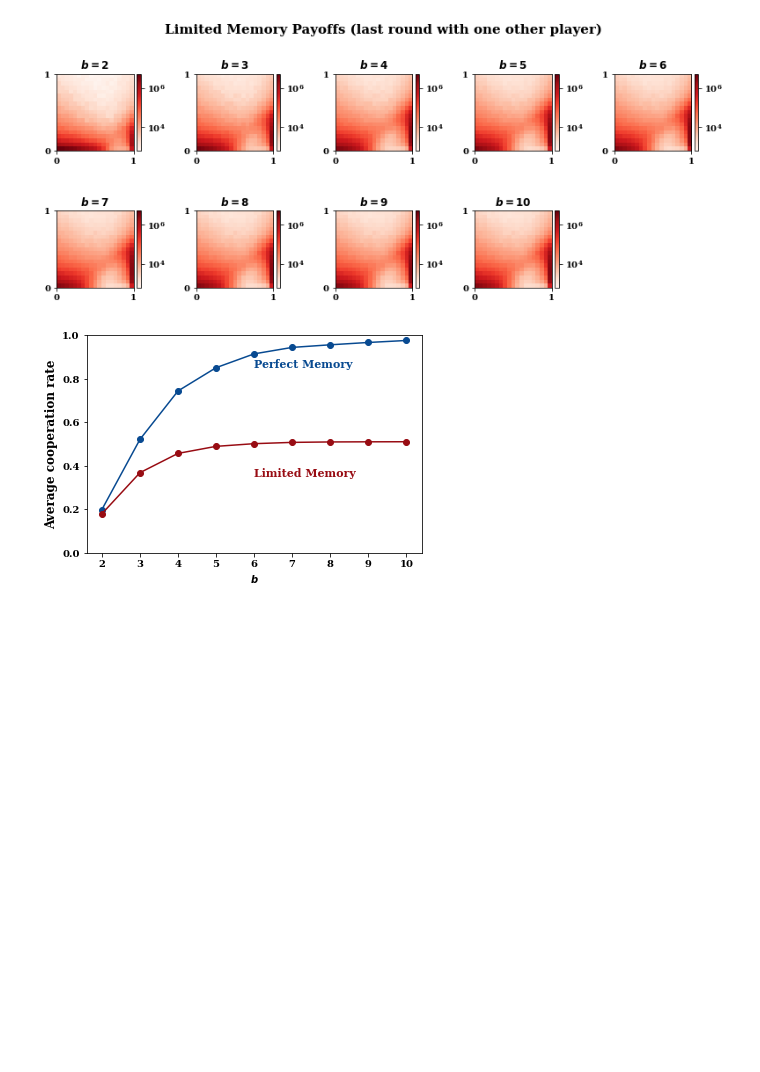
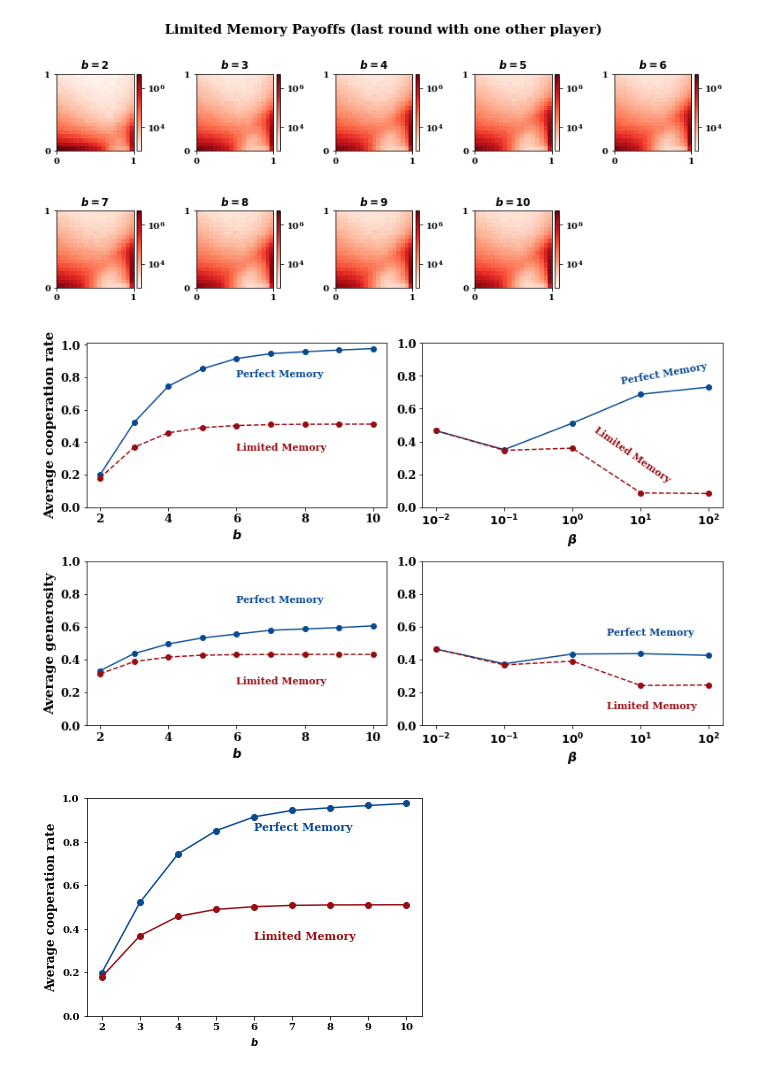
Before and after one commit to Nikoleta-v3/evolution-of-cooperation-with-limited-updating-payoff-memory, a Jupyter notebook: nbs/Donation Game Expected + Last Round .ipynb, the cells around one changed output. Cells and saved outputs as stored; diff of their text form; code cells hidden in the pictures; blank space fills up the shorter version.

```diff
--- a/nbs/Donation Game Expected + Last Round .ipynb
+++ b/nbs/Donation Game Expected + Last Round .ipynb
@@ -329,6 +332,72 @@ for exp, stoch in zip(dfs, dfs_stoch):
 
     _, bins, _ = plt.hist(stoch['p'], bins=19);
     generosity_stoch.append(np.mean(stoch[stoch['p'] >= bins[-2]]['q']))
+# %%
+fig, axes = plt.subplots(nrows=2, ncols=2, figsize=(11, 7))
+
+
+axes[0, 0].plot(range(2, 11), cooperation_rates_expected, "-o", color=blues(0.9), label="expected");
+axes[0, 0].plot(range(2, 11), cooperation_rates, "--o", color=reds(.9), label="stochastic");
+
+axes[0, 0].set_ylabel('Average cooperation rate', weight="bold", fontsize=15);
+axes[0, 0].set_ylim(0, 1.01);
+axes[0, 0].set_xlabel("$b$", weight="bold", fontsize=14);
+axes[0, 0].text(6, .8, "Perfect Memory", fontsize=11, color=blues(.9))
+axes[0, 0].text(6, .35, "Limited Memory", fontsize=11, color=reds(.9));
+
+
+axes[(0,0)].tick_params(axis='both', which='major', labelsize=13)
+
+
+axes[1, 0].plot(range(2, 11), generosity, "-o", color=blues(0.9), label="expected");
+axes[1, 0].plot(range(2, 11), generosity_stoch, "--o", color=reds(.9), label="stochastic");
+axes[1, 0].set_xlabel("$b$", weight="bold", fontsize=14);
+axes[1, 0].set_ylabel('Average generosity', weight="bold", fontsize=15);
+axes[1, 0].set_ylim(0, 1);
+
+axes[1, 0].text(6, .75, "Perfect Memory", fontsize=11, color=blues(.9))
+axes[1, 0].text(6, .25, "Limited Memory", fontsize=11, color=reds(.9))
+
+axes[(1,0)].tick_params(axis='both', which='major', labelsize=13)
+
+
+axes[0, 1].plot(range(1, 6), cooperation_rates_beta_expected, "-o", color=blues(0.9));
+axes[0, 1].plot(range(1, 6), cooperation_rates_beta, "--o", color=reds(0.9));
+axes[0, 1].set_xlabel(r'$\beta$', weight="bold", fontsize=14);
+
+axes[0, 1].set_xticks([1, 2, 3, 4, 5]);
+axes[0, 1].set_xticklabels([r"$10^{-2}$",
+                      r"$10^{-1}$",
+                      r"$10^{0}$",
+                      r"$10^{1}$",
+                      r"$10^{2}$"]);
+
+axes[0, 1].set_ylim(0, 1);
+axes[0, 1].text(3.7, .75, "Perfect Memory", fontsize=11, color=blues(.9), rotation=10)
+axes[0, 1].text(3.3, .15, "Limited Memory", fontsize=11, color=reds(.9), rotation=-35)
+
+axes[(0, 1)].tick_params(axis='both', which='major', labelsize=13)
+axes[(1, 1)].tick_params(axis='both', which='major', labelsize=13)
+
+axes[(1, 1)].plot(range(1, 6), generosity_beta, "-o", color=blues(0.9), label="expected");
+axes[(1, 1)].plot(range(1, 6), generosity_stoch_beta, "--o", color=reds(.9), label="stochastic");
+axes[(1, 1)].set_xlabel(r'$\beta$', weight="bold", fontsize=14);
+axes[(1, 1)].set_ylim(0, 1);
+
+axes[(1, 1)].text(3.5, .55, "Perfect Memory", fontsize=11, color=blues(.9))
+axes[(1, 1)].text(3.5, .1, "Limited Memory", fontsize=11, color=reds(.9))
+
+axes[(1, 1)].set_xticks([1, 2, 3, 4, 5]);
+axes[(1, 1)].set_xticklabels([r"$10^{-2}$",
+                      r"$10^{-1}$",
+                      r"$10^{0}$",
+                      r"$10^{1}$",
+                      r"$10^{2}$"]);
+plt.tight_layout();
+
+plt.savefig("../static/cooperation_rate_over_b.pdf", bbox_inches='tight')
+# %% [output]
+[figure, added]
 # %%
 fig, axes = plt.subplots()
 
```
Also changed, not shown: parts of 4 cells of this notebook, 7 other files.
